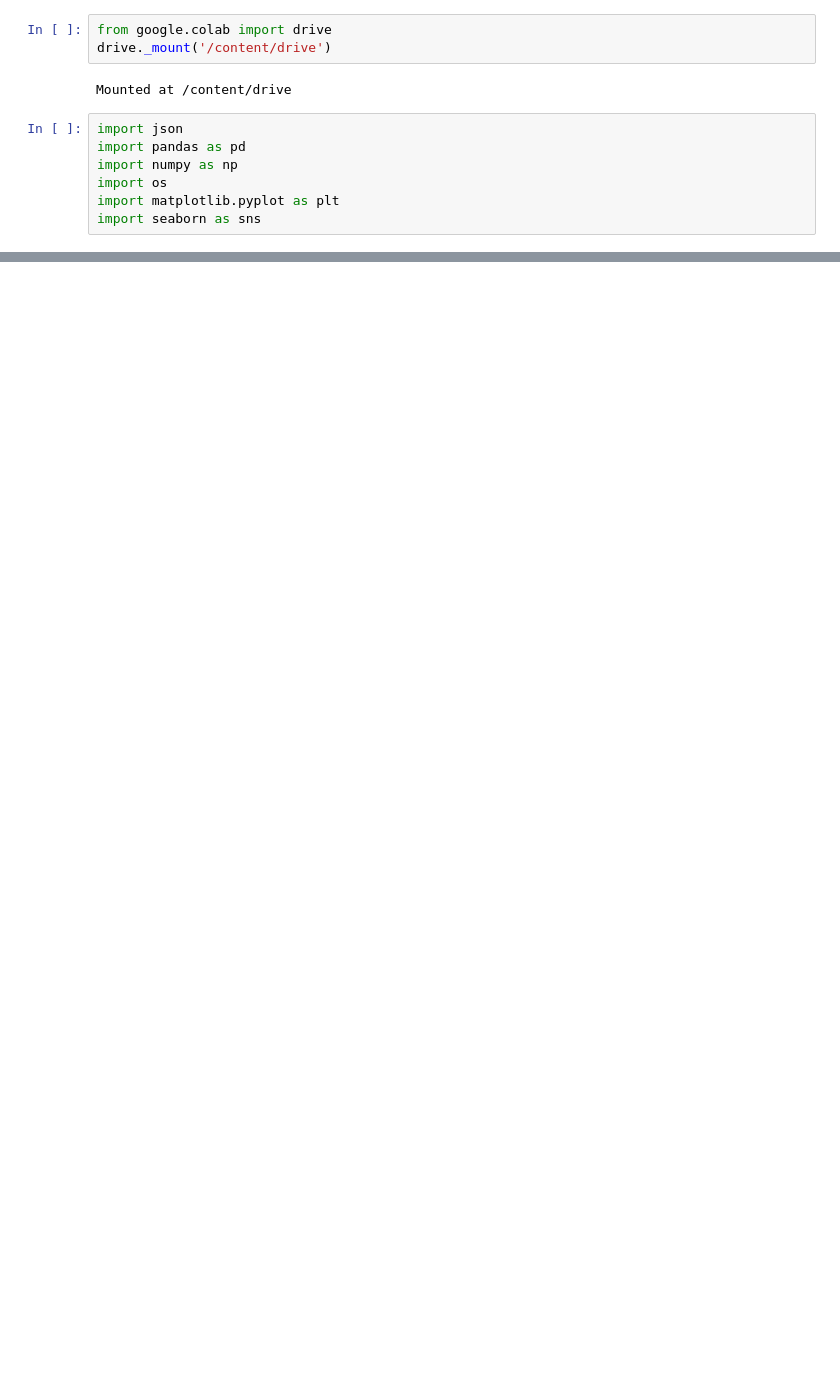
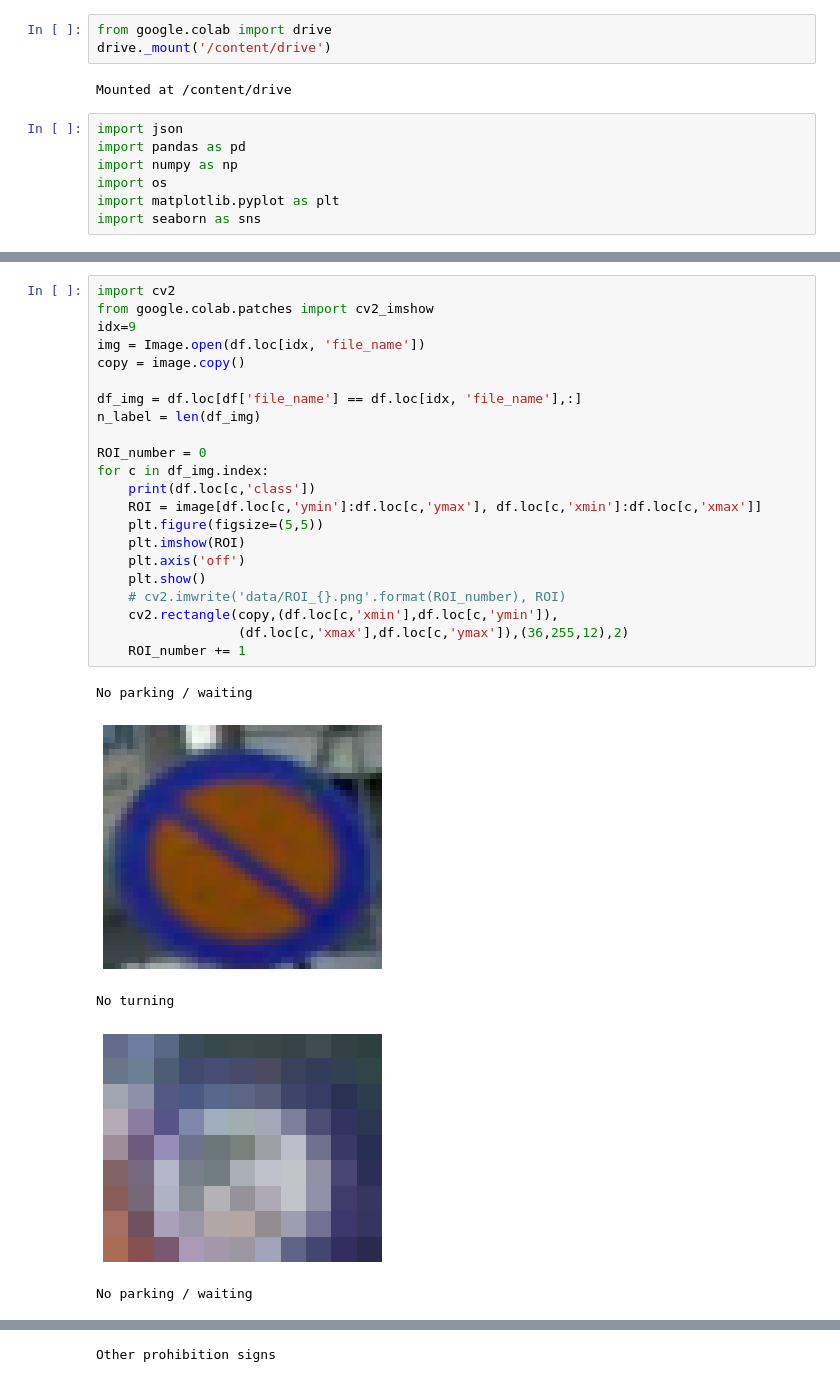
Before and after one commit to DaiVo20/za_traffic_detection, a Jupyter notebook: DataPreprocessing.ipynb, the cells around one changed output, grey strips where cells are left out. Drawn from its saved outputs; the diff is of its cells as text; blank space fills up the shorter version.

```diff
--- a/DataPreprocessing.ipynb
+++ b/DataPreprocessing.ipynb
@@ -102,0 +129,28 @@ plot_image_examples(df)
+# %%
+import cv2
+from google.colab.patches import cv2_imshow
+idx=9
+img = Image.open(df.loc[idx, 'file_name'])
+copy = image.copy()
+
+df_img = df.loc[df['file_name'] == df.loc[idx, 'file_name'],:]
+n_label = len(df_img)
+
+ROI_number = 0
+for c in df_img.index:
+    print(df.loc[c,'class'])
+    ROI = image[df.loc[c,'ymin']:df.loc[c,'ymax'], df.loc[c,'xmin']:df.loc[c,'xmax']]
+    plt.figure(figsize=(5,5))
+    plt.imshow(ROI)
+    plt.axis('off')
+    plt.show()
+    # cv2.imwrite('data/ROI_{}.png'.format(ROI_number), ROI)
+    cv2.rectangle(copy,(df.loc[c,'xmin'],df.loc[c,'ymin']),
+                  (df.loc[c,'xmax'],df.loc[c,'ymax']),(36,255,12),2)
+    ROI_number += 1
+# %% [output]
+No parking / waiting
+[figure, added]
+No turning
+[figure, added]
+No parking / waiting
@@ -102,0 +158 @@ plot_image_examples(df)
+Other prohibition signs
```
Also changed, not shown: parts of 14 cells of this notebook.
